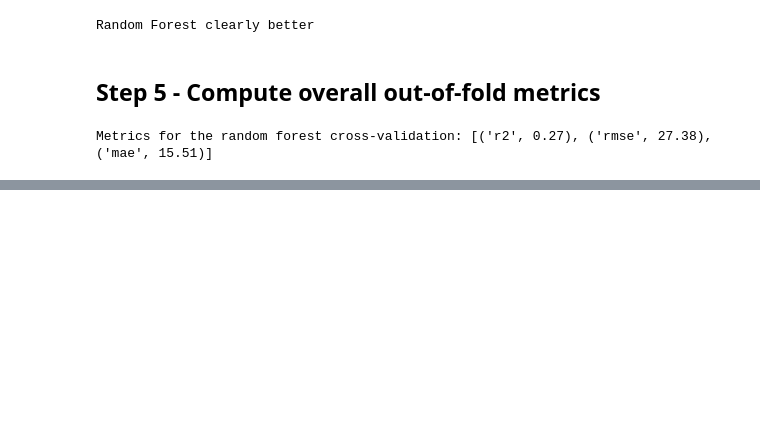
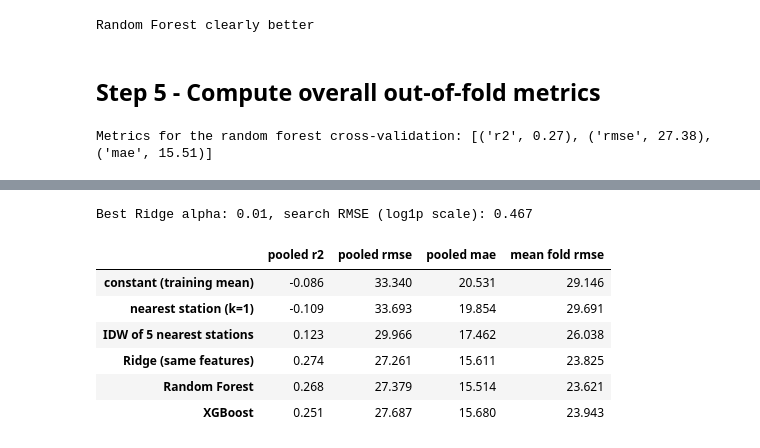
Before and after one commit to tisolab/monitoring-deserts, a Jupyter notebook: noteboox/09_model_training.ipynb, the cells around one changed output, grey strips where cells are left out. Saved outputs shown, nothing was run; the diff lists cells and outputs as text; code cells hidden in the pictures; blank space fills up the shorter version.

```diff
--- a/noteboox/09_model_training.ipynb
+++ b/noteboox/09_model_training.ipynb
@@ -240,0 +492,47 @@ Metrics for the random forest cross-validation: [('r2', 0.27), ('rmse', 27.38),
+# %%
+# (a) Constant prediction: the mean of the training target in each fold
+constant_res, constant_oof = spatial_cv.run_cross_validation(DummyRegressor(strategy="mean"), rfr_X, y, gkf_splits)
+
+# (b) Interpolation from the training stations of the same month: only locations and months, no features
+interp_X = analysis_df[["longitude", "latitude", "month"]]
+nearest_res, nearest_oof = spatial_cv.run_cross_validation(
+    spatial_cv.StationInterpolator(n_neighbors=1), interp_X, y, gkf_splits)
+idw_res, idw_oof = spatial_cv.run_cross_validation(
+    spatial_cv.StationInterpolator(n_neighbors=5, power=2), interp_X, y, gkf_splits)
+# %%
+# (c) Ridge regression on the same features as the forest. The scaler sits inside the pipeline, so it is
+# fitted on the training folds only; alpha is chosen on the same spatial folds as the other two models
+# (so its score is optimistic in the same way)
+ridge_search = GridSearchCV(make_pipeline(StandardScaler(), Ridge()),
+                            {"ridge__alpha": np.logspace(-2, 3, 11)},
+                            scoring="neg_root_mean_squared_error", cv=gkf_splits, n_jobs=-1)
+ridge_search.fit(rfr_X, y)
+print(f"Best Ridge alpha: {ridge_search.best_params_['ridge__alpha']:.3g}, "
+      f"search RMSE (log1p scale): {-ridge_search.best_score_:.3f}")
+ridge_res, ridge_oof = spatial_cv.run_cross_validation(ridge_search.best_estimator_, rfr_X, y, gkf_splits)
+# %% [output]
+Best Ridge alpha: 0.01, search RMSE (log1p scale): 0.467
+# %%
+# The ladder: pooled metrics (ug/m3, all held-out predictions scored together) and the mean fold RMSE
+ladder = {
+    "constant (training mean)": (constant_res, constant_oof),
+    "nearest station (k=1)": (nearest_res, nearest_oof),
+    "IDW of 5 nearest stations": (idw_res, idw_oof),
+    "Ridge (same features)": (ridge_res, ridge_oof),
+    "Random Forest": (rfr_cv_res, rfr_oof_pred),
+    "XGBoost": (xgb_cv_res, xgb_oof_pred),
+}
+ladder_table = pd.DataFrame({
+    name: {**{f"pooled {metric}": value for metric, value in spatial_cv.pooled_metrics(pm25_obs, oof).items()},
+           "mean fold rmse": res["rmse"].mean()}
+    for name, (res, oof) in ladder.items()
+}).T
+ladder_table.round(3)
+# %% [output]
+|  | pooled r2 | pooled rmse | pooled mae | mean fold rmse |
+| constant (training mean) | -0.086 | 33.340 | 20.531 | 29.146 |
+| nearest station (k=1) | -0.109 | 33.693 | 19.854 | 29.691 |
+| IDW of 5 nearest stations | 0.123 | 29.966 | 17.462 | 26.038 |
+| Ridge (same features) | 0.274 | 27.261 | 15.611 | 23.825 |
+| Random Forest | 0.268 | 27.379 | 15.514 | 23.621 |
+| XGBoost | 0.251 | 27.687 | 15.680 | 23.943 |
```
Also changed, not shown: parts of 25 cells of this notebook.
